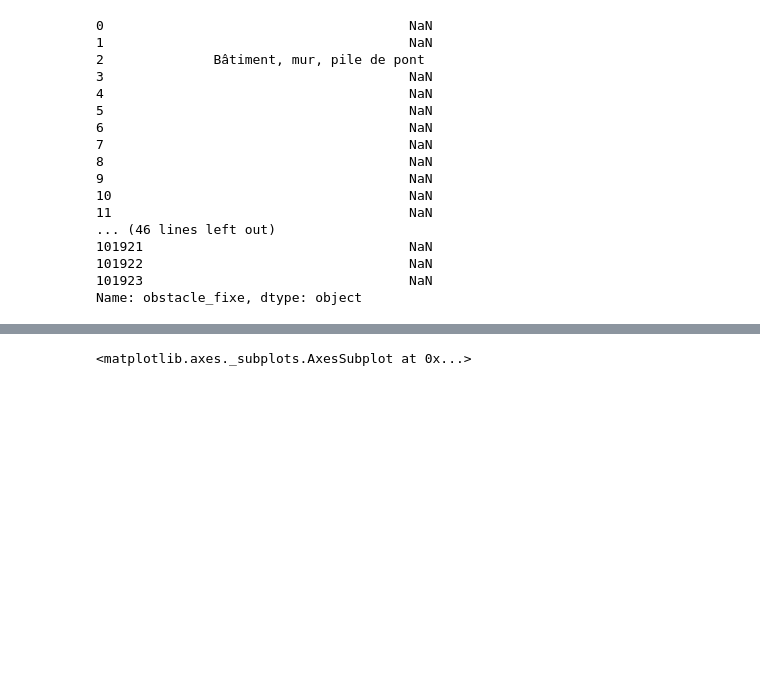
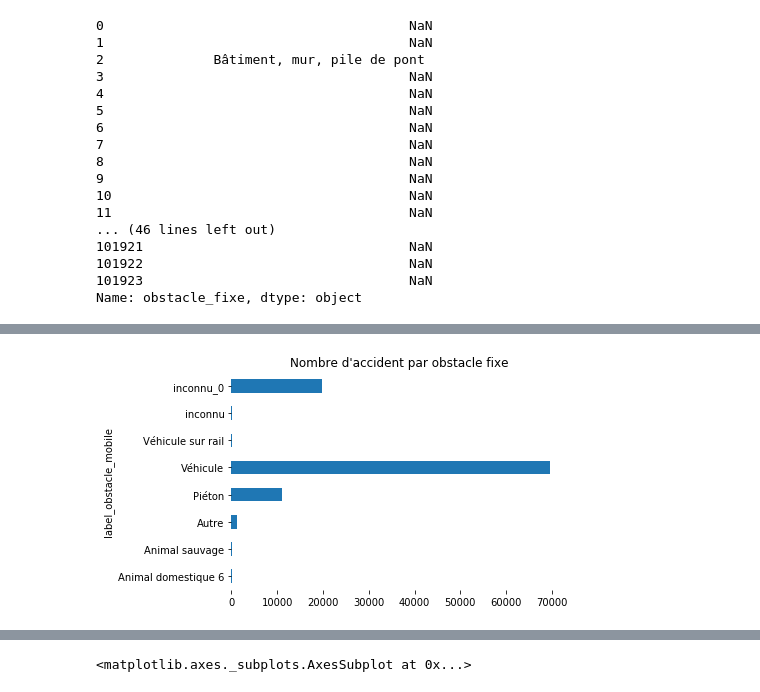
Before and after one commit to romainjouin/formation_python, a Jupyter notebook: accidents_corporels_de_la_circulation.ipynb, the cells around one changed output, grey strips where cells are left out. Drawn from its saved outputs; the diff is of its cells as text; code cells hidden in the pictures; blank space fills up the shorter version.

```diff
--- a/accidents_corporels_de_la_circulation.ipynb
+++ b/accidents_corporels_de_la_circulation.ipynb
@@ -500,0 +499,15 @@ TypeError: '<' not supported between instances of 'str' and 'int'
+# %%
+def despine_ax(ax):
+    """
+    Enlève les contours d'un axe dans une figure.
+    """
+    for spine in ax.spines.values():
+        spine.set_visible(False)
+# %%
+title = "Nombre d'accident par obstacle fixe"
+to_plot = vehicules_2016.groupby("label_obstacle_mobile")["Num_Acc"].count()
+#barh :
+ax = to_plot.plot.barh(title=title)
+despine_ax(ax)
+# %% [output]
+[figure, added]
```
Also changed, not shown: parts of 12 cells of this notebook.
